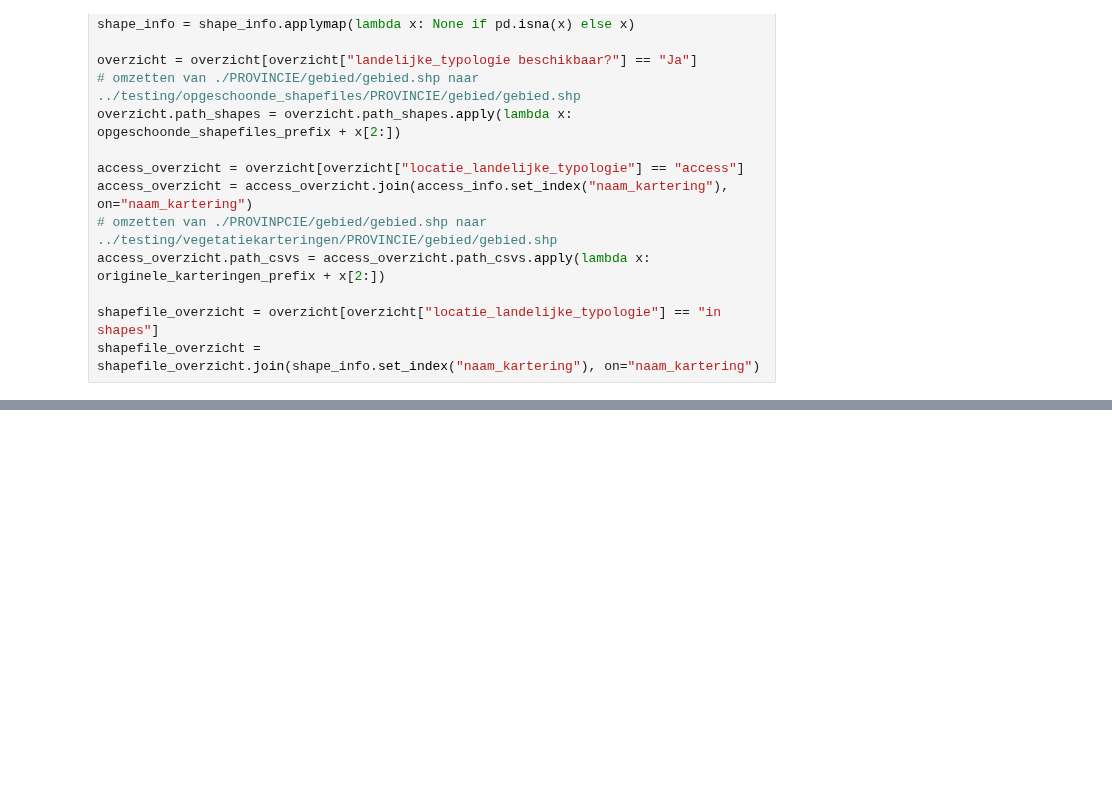
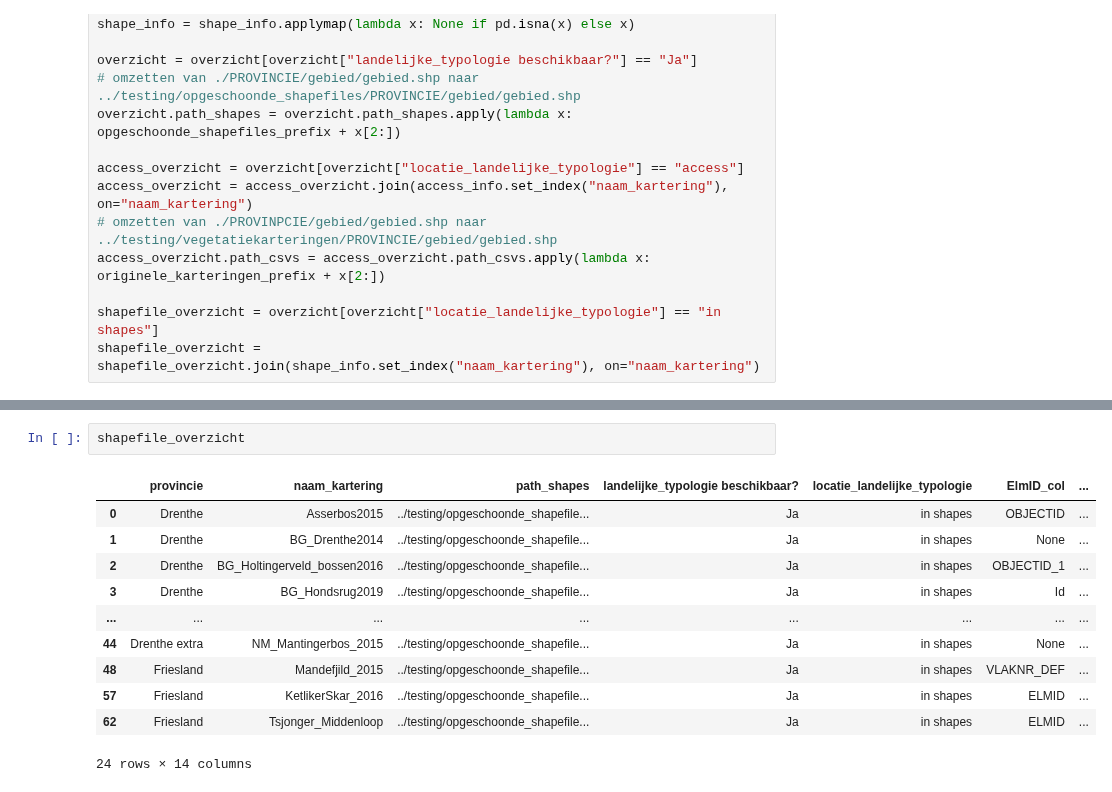
Before and after one commit to Spheer-ai/veg2hab, a Jupyter notebook: notebooks/alle_karteringen_door_veg2hab.ipynb, the cells around one changed output, grey strips where cells are left out. Drawn from its saved outputs; the diff is of its cells as text; blank space fills up the shorter version.

```diff
--- a/notebooks/alle_karteringen_door_veg2hab.ipynb
+++ b/notebooks/alle_karteringen_door_veg2hab.ipynb
@@ -150,3 +137,17 @@ access_overzicht
+# %%
+shapefile_overzicht
+# %% [output]
+|  | provincie | naam_kartering | path_shapes | landelijke_typologie beschikbaar? | locatie_landelijke_typologie | ElmID_col | ... |
+| 0 | Drenthe | Asserbos2015 | ../testing/opgeschoonde_shapefile... | Ja | in shapes | OBJECTID | ... |
+| 1 | Drenthe | BG_Drenthe2014 | ../testing/opgeschoonde_shapefile... | Ja | in shapes | None | ... |
+| 2 | Drenthe | BG_Holtingerveld_bossen2016 | ../testing/opgeschoonde_shapefile... | Ja | in shapes | OBJECTID_1 | ... |
+| 3 | Drenthe | BG_Hondsrug2019 | ../testing/opgeschoonde_shapefile... | Ja | in shapes | Id | ... |
+| ... | ... | ... | ... | ... | ... | ... | ... |
+| 44 | Drenthe extra | NM_Mantingerbos_2015 | ../testing/opgeschoonde_shapefile... | Ja | in shapes | None | ... |
+| 48 | Friesland | Mandefjild_2015 | ../testing/opgeschoonde_shapefile... | Ja | in shapes | VLAKNR_DEF | ... |
+| 57 | Friesland | KetlikerSkar_2016 | ../testing/opgeschoonde_shapefile... | Ja | in shapes | ELMID | ... |
+| 62 | Friesland | Tsjonger_Middenloop | ../testing/opgeschoonde_shapefile... | Ja | in shapes | ELMID | ... |
+24 rows × 14 columns
 # %% [markdown]
 ### Karteringen inladen
 
```
Also changed, not shown: parts of 17 cells of this notebook, 1 other file.
